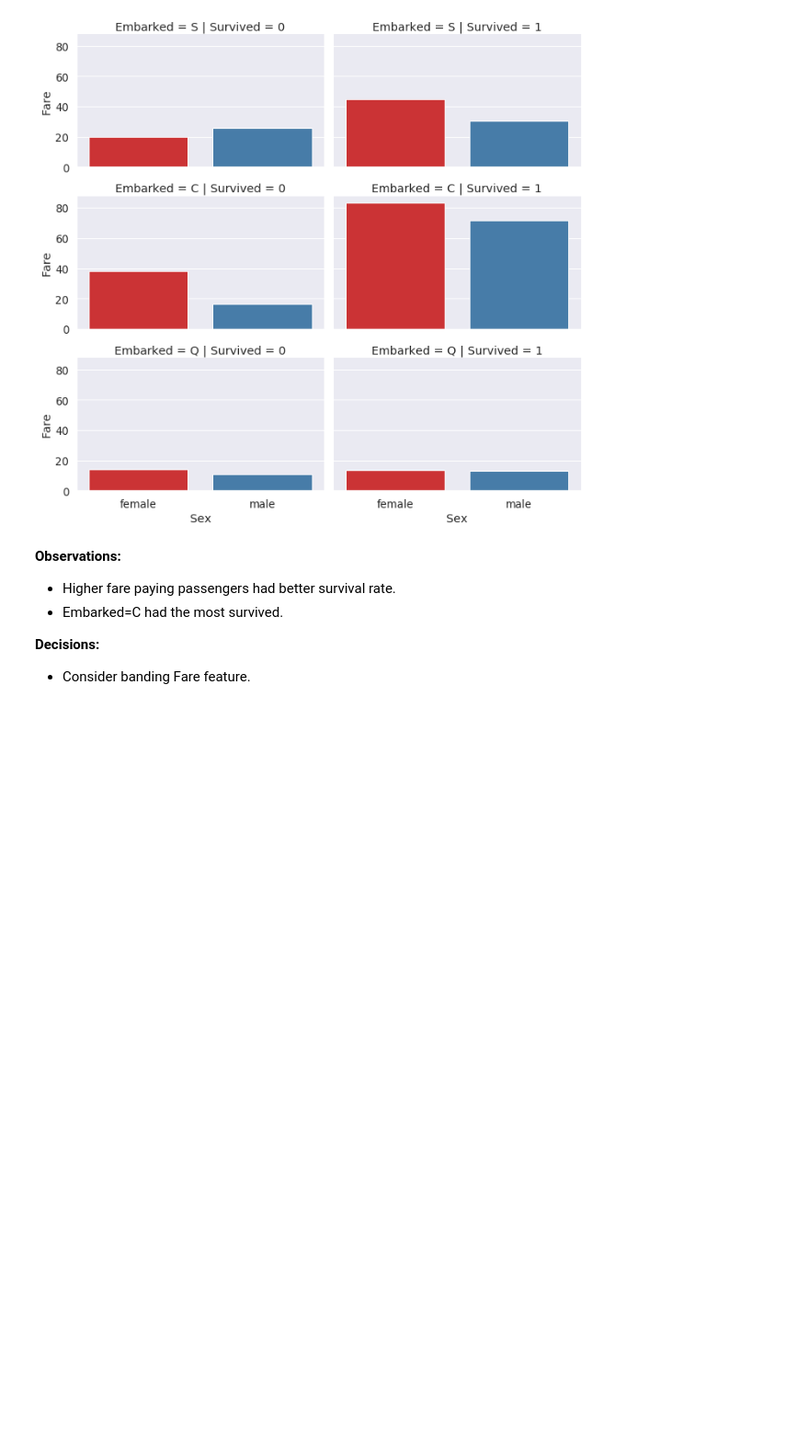
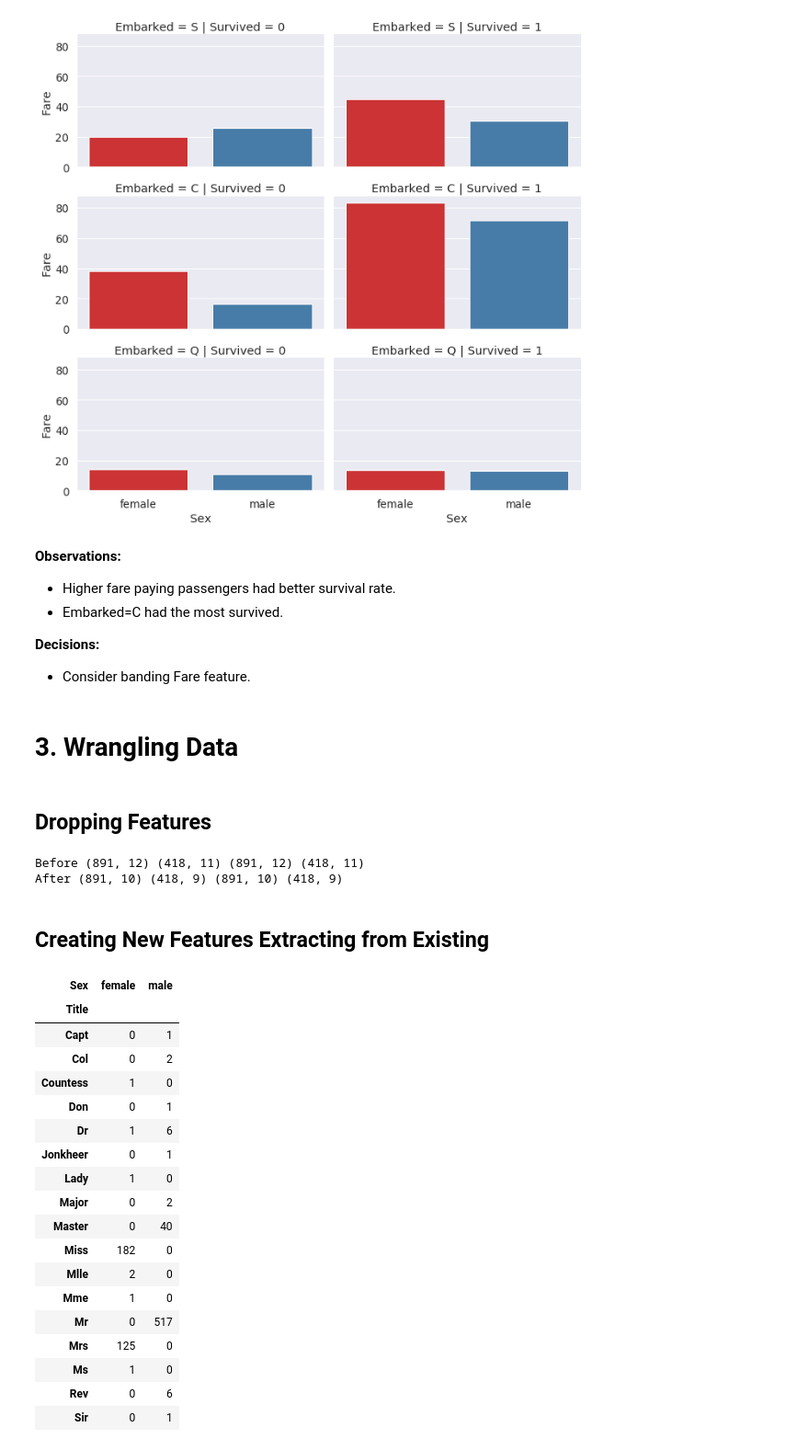
Before and after one commit to elbination/Data-Science-Learning, a Jupyter notebook: Kaggle - Titanic/Data Science Workflow.ipynb, the cells around one changed output. Shown at 92% size. Cells and saved outputs as stored; diff of their text form; code cells hidden in the pictures; blank space fills up the shorter version.

```diff
--- a/Kaggle - Titanic/Data Science Workflow.ipynb
+++ b/Kaggle - Titanic/Data Science Workflow.ipynb
@@ -347,3 +347,42 @@ g.add_legend()
 
 **Decisions:**
 * Consider banding Fare feature.
+# %% [markdown]
+# 3. Wrangling Data
+# %% [markdown]
+## Dropping Features
+# %%
+print('Before', train_df.shape, test_df.shape, combine_df[0].shape, combine_df[1].shape)
+train_df = train_df.drop(['Ticket', 'Cabin'], axis=1)
+test_df = test_df.drop(['Ticket', 'Cabin'], axis=1)
+combine_df = [train_df, test_df]
+print('After', train_df.shape, test_df.shape, combine_df[0].shape, combine_df[1].shape)
+# %% [output]
+Before (891, 12) (418, 11) (891, 12) (418, 11)
+After (891, 10) (418, 9) (891, 10) (418, 9)
+# %% [markdown]
+## Creating New Features Extracting from Existing
+# %%
+for df in combine_df:
+    df['Title'] = df['Name'].str.extract('([A-Za-z]+)\.', expand=False)
+pd.crosstab(train_df['Title'], train_df['Sex']) # Compute a simple cross tabulation of Title & Sex
+# %% [output]
+| Sex | female | male |
+| Title |  |  |
+| Capt | 0 | 1 |
+| Col | 0 | 2 |
+| Countess | 1 | 0 |
+| Don | 0 | 1 |
+| Dr | 1 | 6 |
+| Jonkheer | 0 | 1 |
+| Lady | 1 | 0 |
+| Major | 0 | 2 |
+| Master | 0 | 40 |
+| Miss | 182 | 0 |
+| Mlle | 2 | 0 |
+| Mme | 1 | 0 |
+| Mr | 0 | 517 |
+| Mrs | 125 | 0 |
+| Ms | 1 | 0 |
+| Rev | 0 | 6 |
+| Sir | 0 | 1 |
```
Also changed, not shown: parts of 2 cells of this notebook.
